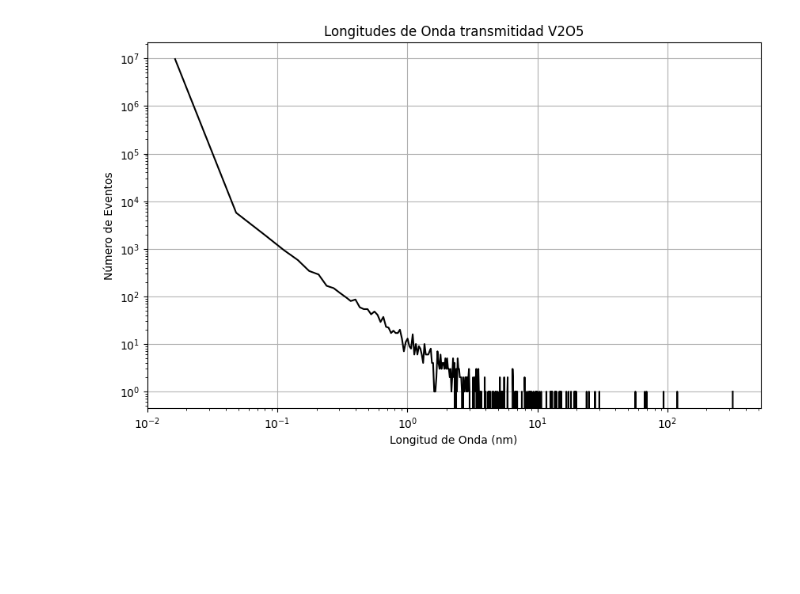
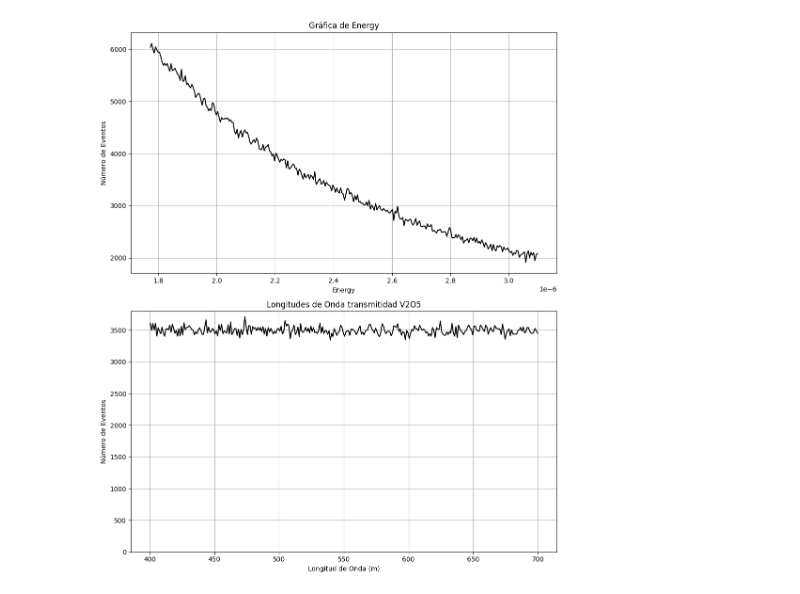
Before and after one commit to alonsoaf777/Geant4Charact2, a Jupyter notebook: G4-PCM/Codes/Spectrum.ipynb, the cells around one changed output. Saved outputs shown, nothing was run; the diff lists cells and outputs as text; code cells hidden in the pictures; blank space fills up the shorter version.

```diff
--- a/G4-PCM/Codes/Spectrum.ipynb
+++ b/G4-PCM/Codes/Spectrum.ipynb
@@ -32,9 +32,10 @@ else:
 import uproot
 import pandas as pd
 import matplotlib.pyplot as plt
+import numpy as np
 
 # Parámetros
-file_path = 'Sim0.root'  # Ruta al archivo ROOT
+file_path = 'C:\\Users\\conej\\Documents\\Universidad\\Geant4\\Projects\\Git\\G4-PCM\\build\\Release\\Sim0.root'  # Ruta al archivo ROOT
 tree_name = 'G4_PCM'    # Nombre del árbol
 branch_name = 'Energy'  # Nombre de la categoría
 
@@ -48,11 +49,18 @@ with uproot.open(file_path) as file:
 if branch_name not in df.columns:
     print(f"Columna '{branch_name}' no encontrada en el DataFrame.")
 else:
-    # Crea el histograma con una línea para cada bin
+    # Calcula el histograma
+    data = df[branch_name].dropna()
+    counts, bins = np.histogram(data, bins=300)
+
+    # Calcula el centro de cada bin
+    bin_centers = (bins[:-1] + bins[1:]) / 2
+
+    # Crea la gráfica
     plt.figure(figsize=(10, 6))
-    plt.hist(df[branch_name].dropna(), bins=1000, histtype='step', color='black')
-    plt.title(f'Histograma de {branch_name} (Curva de Bins)')
-    plt.xlabel(branch_name)
+    plt.plot(bin_centers, counts, linestyle='-', color='black')
+    plt.title(f'Gráfica de {branch_name}')
+    plt.xlabel(f'branch_name {eV}')
     plt.ylabel('Número de Eventos')
     plt.grid(True)
     plt.show()
@@ -100,50 +127,56 @@ else:
 import uproot
 import pandas as pd
 import matplotlib.pyplot as plt
 import numpy as np
 
 # Parámetros
 file_path = 'C:\\Users\\conej\\Documents\\Universidad\\Geant4\\Projects\\Git\\G4-PCM\\build\\Release\\Sim0.root'  # Ruta al archivo ROOT
 tree_name = 'G4_PCM'    # Nombre del árbol
 branch_name = 'Energy'  # Nombre de la categoría
 
-# Constantes
-eV_to_nm = 1240  # Constante para la conversión de eV a nm
+# Constante para la conversión de eV a nm
+eV_to_nm = 1240
 
 # Abre el archivo ROOT y lee la ntuple
 with uproot.open(file_path) as file:
     tree = file[tree_name]
     # Lee toda la ntuple y convierte a un DataFrame
     df = tree.arrays(library="pd")
 
 # Verifica si la columna 'branch_name' está en el DataFrame
 if branch_name not in df.columns:
     print(f"Columna '{branch_name}' no encontrada en el DataFrame.")
 else:
-    # Calcula el histograma
+    # Calcula el histograma de energía
     data = df[branch_name].dropna()
+    counts_energy, bins_energy = np.histogram(data, bins=300)
+    bin_centers_energy = (bins_energy[:-1] + bins_energy[1:]) / 2
 
-    # Convertir energía (eV) a longitud de onda (nm)
+    # Convierte energía (eV) a longitud de onda (nm)
     wavelengths = eV_to_nm / data
+    counts_wavelength, bins_wavelength = np.histogram(wavelengths, bins=300)
+    bin_centers_wavelength = (bins_wavelength[:-1] + bins_wavelength[1:]) / 2
 
-    # Calcula el histograma
-    counts, bins = np.histogram(wavelengths, bins=10000)
+    # Crea la figura y las subgráficas
+    fig, (ax1, ax2) = plt.subplots(2, 1, figsize=(10, 12))
 
-    # Calcula el centro de cada bin
-    bin_centers = (bins[:-1] + bins[1:]) / 2
+    # Primera gráfica (Energía)
+    ax1.plot(bin_centers_energy, counts_energy, linestyle='-', color='black')
+    ax1.set_title(f'Gráfica de {branch_name}')
+    ax1.set_xlabel(branch_name)
+    ax1.set_ylabel('Número de Eventos')
+    ax1.grid(True)
 
-    # Crea la gráfica
-    plt.figure(figsize=(10, 6))
-    plt.plot(bin_centers, counts, linestyle='-', color='black')
-    plt.title('Longitudes de Onda transmitidad V2O5')
-    plt.xlabel('Longitud de Onda (nm)')
-    plt.ylabel('Número de Eventos')
-    plt.grid(True)
+    # Segunda gráfica (Longitud de onda)
+    ax2.plot(bin_centers_wavelength, counts_wavelength, linestyle='-', color='black')
+    ax2.set_title('Longitudes de Onda transmitidad V2O5')
+    ax2.set_xlabel('Longitud de Onda (m)')
+    ax2.set_ylabel('Número de Eventos')
+    ax2.grid(True)
+    ax2.set_ylim(0, 3800)
 
-    # Configurar escalas logarítmicas
-    plt.xscale('log')
-    plt.yscale('log')
-
+    # Muestra la figura
+    plt.tight_layout()
     plt.show()
 # %% [output]
-[figure, old version]
+[figure, new version]
```
Also changed, not shown: parts of 4 cells of this notebook, 22 other files.
